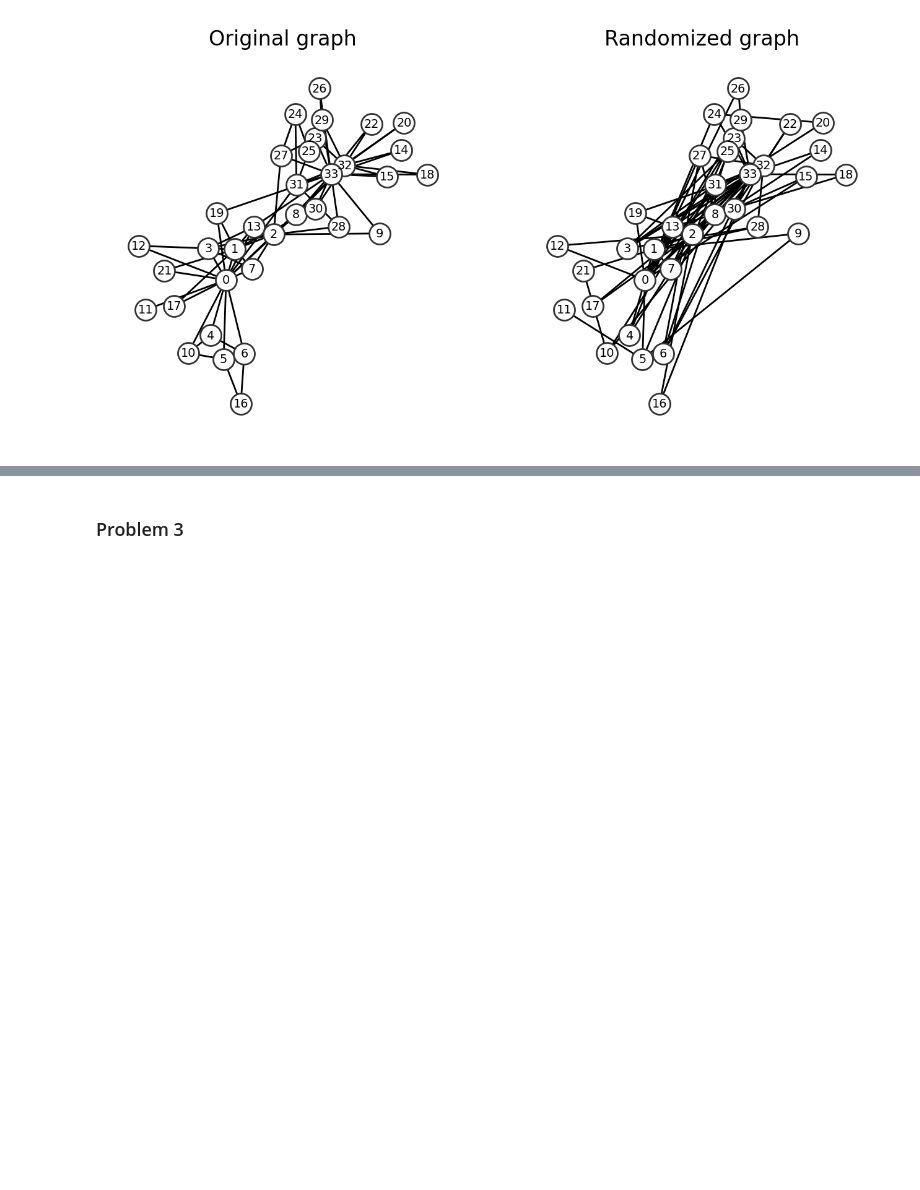
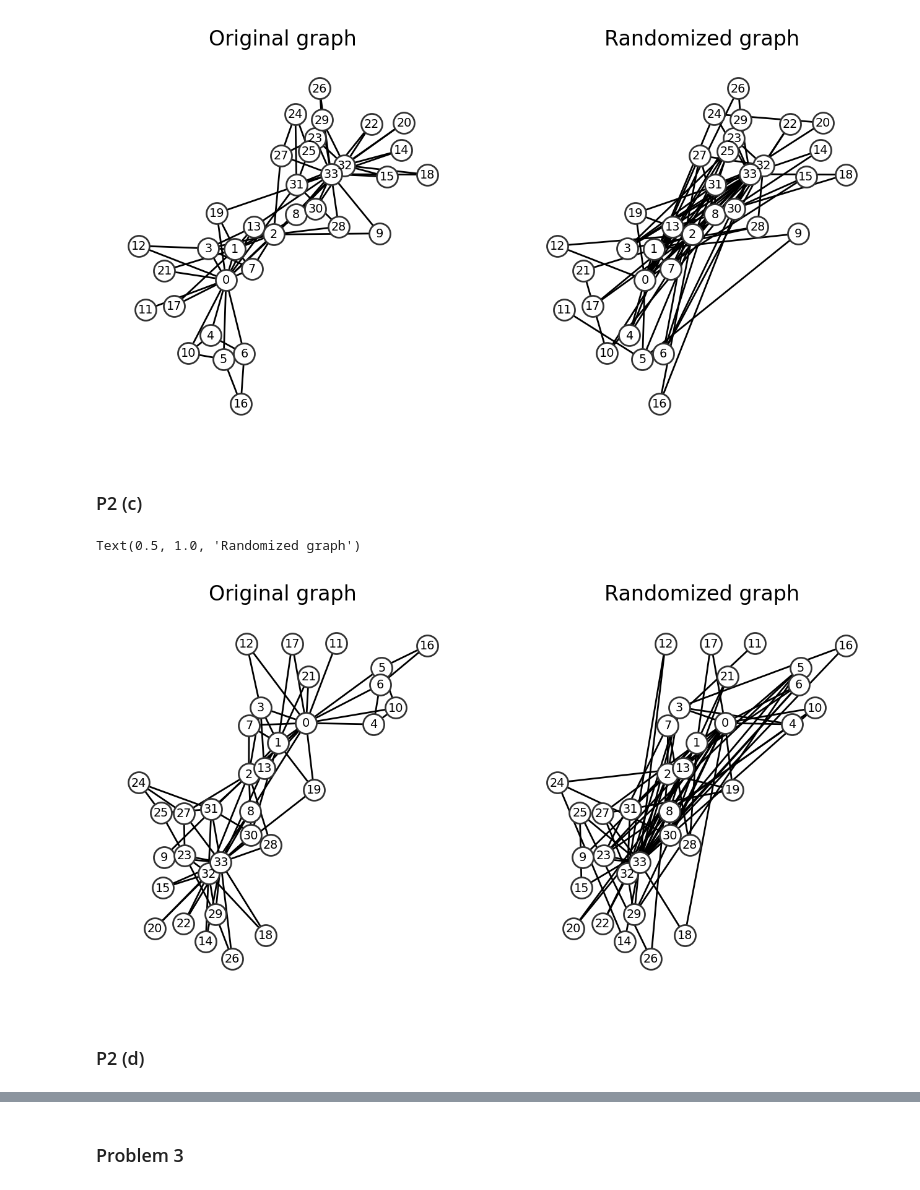
Before and after one commit to AerosolKiller/phys7332_fa25, a Jupyter notebook: Assignment/assignment01.ipynb, the cells around one changed output, grey strips where cells are left out. Saved outputs shown, nothing was run; the diff lists cells and outputs as text; code cells hidden in the pictures; blank space fills up the shorter version.

```diff
--- a/Assignment/assignment01.ipynb
+++ b/Assignment/assignment01.ipynb
@@ -124,3 +124,5 @@ ax[1].set_title('Randomized graph')
 # %% [output]
 Text(0.5, 1.0, 'Randomized graph')
 [figure]
+# %% [markdown]
+### P2 (c)
@@ -126,0 +374,20 @@ Text(0.5, 1.0, 'Randomized graph')
+# %%
+G = nx.karate_club_graph()
+# G = nx.complete_graph(30)
+G_random = degree_preserving_randomization(G)
+# plot
+pos = nx.spring_layout(G)
+fig, ax = plt.subplots(1, 2, figsize=(8,4), dpi=200)
+
+nx.draw(G, pos, node_size = 150, node_color='w', edgecolors='.2',
+        with_labels=True, font_size='x-small', ax = ax[0])
+ax[0].set_title('Original graph')
+
+nx.draw(G_random, pos, node_size = 150, node_color='w', edgecolors='.2',
+        with_labels=True, font_size='x-small', ax = ax[1])
+ax[1].set_title('Randomized graph')
+# %% [output]
+Text(0.5, 1.0, 'Randomized graph')
+[figure, added]
+# %% [markdown]
+### P2 (d)
```
Also changed, not shown: parts of 6 cells of this notebook, 1 other file.
